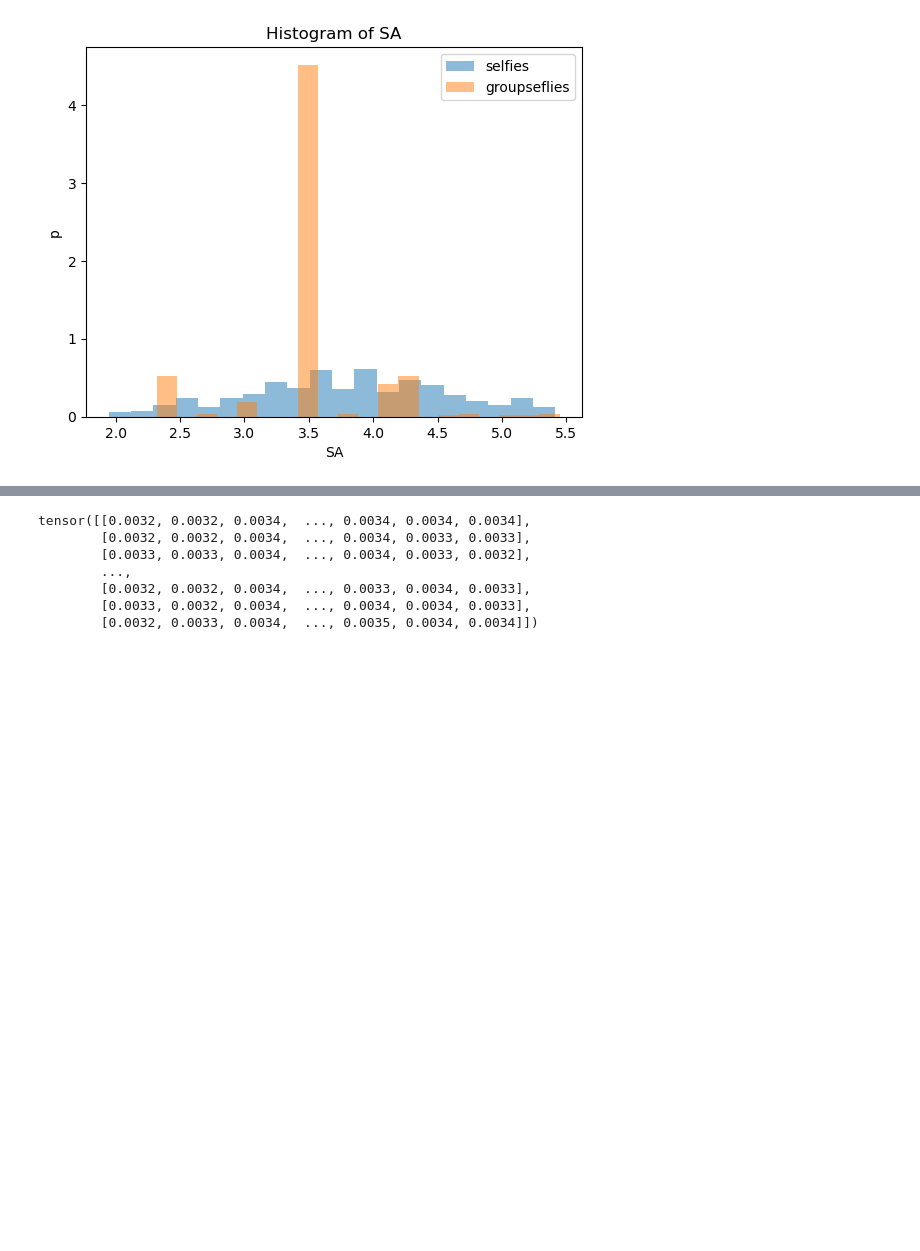
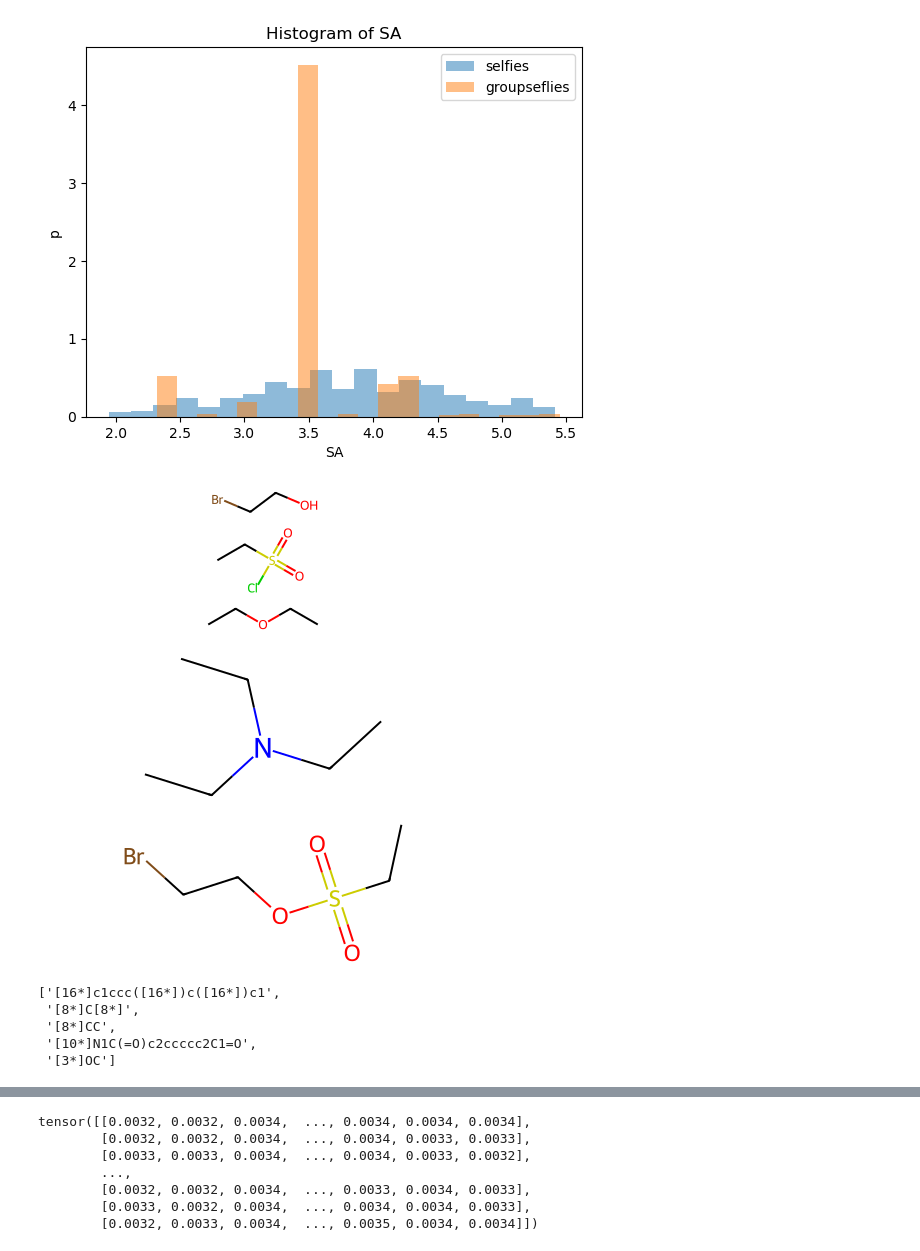
Before and after one commit to naigamshah/LIMO-Plus, a Jupyter notebook: playground.ipynb, the cells around one changed output, grey strips where cells are left out. Drawn from its saved outputs; the diff is of its cells as text; code cells hidden in the pictures; blank space fills up the shorter version.

```diff
--- a/playground.ipynb
+++ b/playground.ipynb
@@ -81,3 +81,22 @@ ss = ["CC[C@H](C)CN(C)[C@@H]1CC(=O)c2sc(OC(=O)[C@H](C)NC(C)=O)nc2C1",
 
 for s in ss:
     score_smile(s)
+# %%
+rxn = "CCOCC.CCS(=O)(=O)Cl.OCCBr>C(N(CC)CC)C>CCS(=O)(=O)OCCBr"
+display(Chem.MolFromSmiles(rxn.split(">")[0]))
+display(Chem.MolFromSmiles(rxn.split(">")[1]))
+display(Chem.MolFromSmiles(rxn.split(">")[2]))
+# %% [output]
+[figure, added]
+[figure, added]
+[figure, added]
+# %%
+from rdkit.Chem import BRICS
+
+list(BRICS.BRICSDecompose(Chem.MolFromSmiles("CCc1cc(CN2C(=O)c3ccccc3C2=O)ccc1OC")))
+# %% [output]
+['[16*]c1ccc([16*])c([16*])c1',
+ '[8*]C[8*]',
+ '[8*]CC',
+ '[10*]N1C(=O)c2ccccc2C1=O',
+ '[3*]OC']
```
Also changed, not shown: parts of 9 cells of this notebook, 18 other files.
